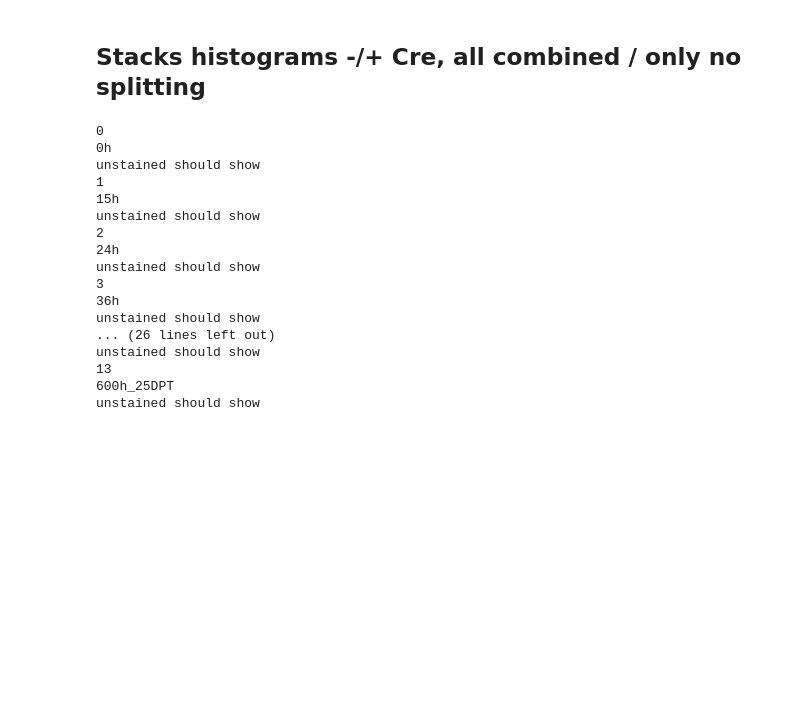
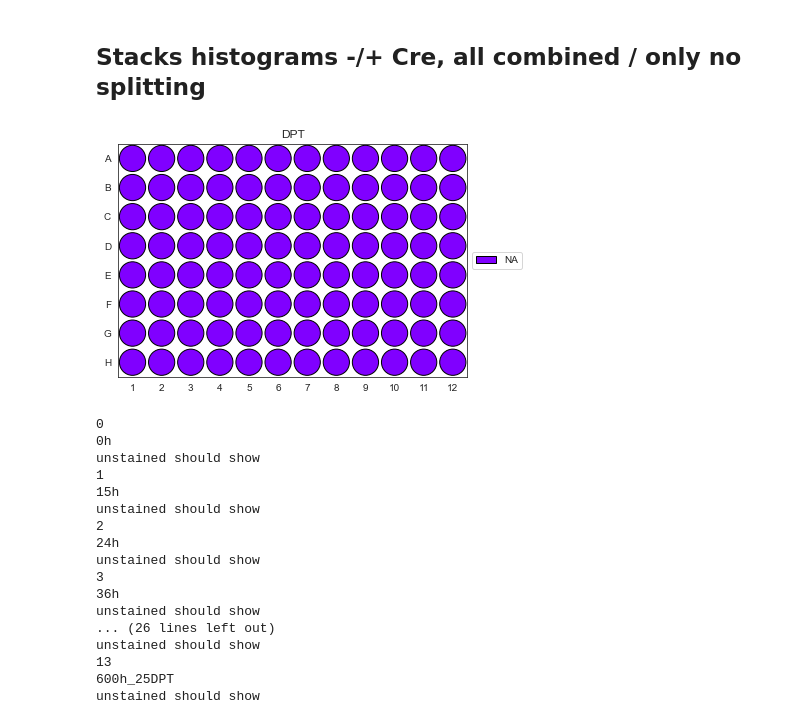
Before and after one commit to GallowayLabMIT/Kabaria_Promoter_Editing_DIAL, a Jupyter notebook: data_DIAL/FigS11_S14_Cre-timecourse.ipynb, the cells around one changed output. Cells and saved outputs as stored; diff of their text form; code cells hidden in the pictures; blank space fills up the shorter version.

Commit message:
preparing for data upload

```diff
--- a/data_DIAL/FigS11_S14_Cre-timecourse.ipynb
+++ b/data_DIAL/FigS11_S14_Cre-timecourse.ipynb
@@ -89,6 +89,16 @@ array(['modRNA_mR_Cre', 'none', 'modRNA_mR_Cre.from-split10DPT',
        'modRNA_mR_Cre.from-split14DPT'], dtype=object)
 # %% [markdown]
 ## Stacks histograms -/+ Cre, all combined / only no splitting
+# %%
+# Get dataneg
+folder = '20241108_Cre-time'
+file_path = datadir/'instruments'/'data'/'attune'/'Sneha'/folder/'data_neg' #Assign file paths
+yaml_path = datadir/'instruments'/'data'/'attune'/'Sneha'/folder/'data_neg.yaml' #Assign yaml paths
+rd.plot.plot_well_metadata(yaml_path)
+data_neg = rd.flow.load_csv_with_metadata(file_path, yaml_path) #Pull data
+data_neg = data_neg[ data_neg['mGL-A']>0] #reference, same laser settings
+# %% [output]
+[figure, added]
 # %%
 # List of conditions for different stacked plots
 Cre_cond = pd.array(['modRNA_mR_Cre', 'none'] )
```
Also changed, not shown: parts of 5 cells of this notebook, 3 other files.
